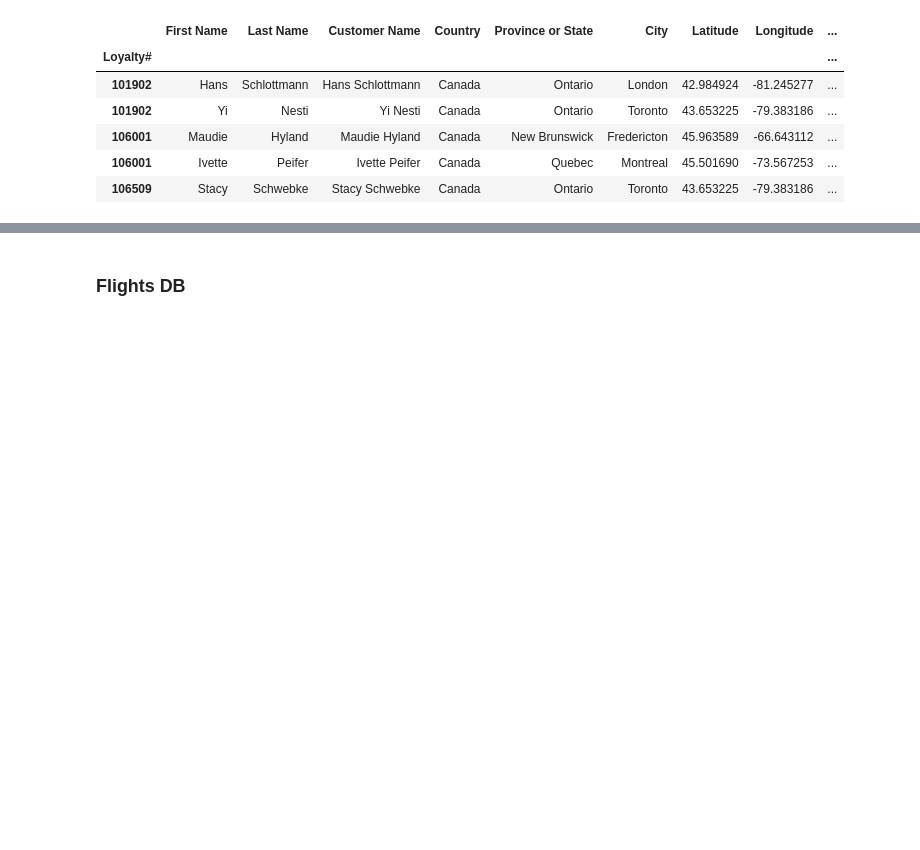
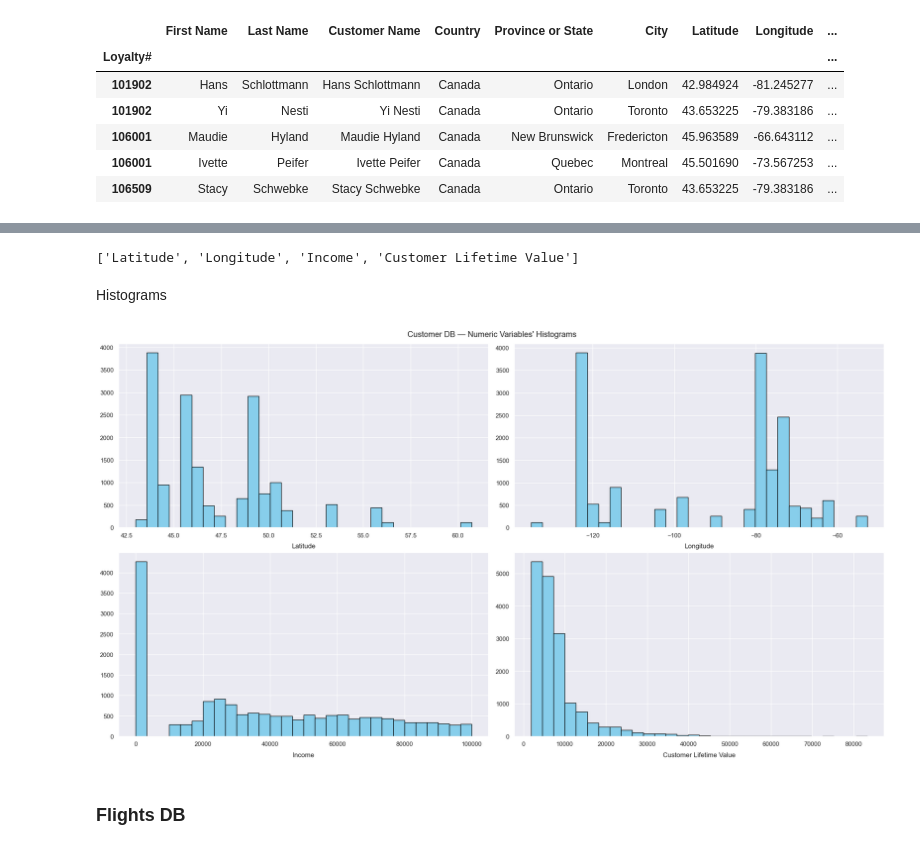
Before and after one commit to lucasdmcax/data_mining, a Jupyter notebook: Group20_EDA_Code.ipynb, the cells around one changed output, grey strips where cells are left out. Drawn from its saved outputs; the diff is of its cells as text; code cells hidden in the pictures; blank space fills up the shorter version.

```diff
--- a/Group20_EDA_Code.ipynb
+++ b/Group20_EDA_Code.ipynb
@@ -110,3 +167,26 @@ plt.show()
+# %%
+sns.set()
+
+# select only numerical features
+metric_features = customer_db.select_dtypes(include=["number"]).columns.to_list()
+metric_features
+# %% [output]
+['Latitude', 'Longitude', 'Income', 'Customer Lifetime Value']
+# %% [markdown]
+Histograms
+# %%
+
+fig, axes = plt.subplots(2, math.ceil(len(metric_features) / 2), figsize=(20, 11))
+
+for ax, feat in zip(axes.flatten(), metric_features):
+    ax.hist(customer_db[feat].dropna(), bins=30, color='skyblue', edgecolor='black')
+    ax.set_title(feat, y=-0.13)
+
+plt.suptitle("Customer DB — Numeric Variables' Histograms")
+plt.tight_layout()
+plt.show()
+# %% [output]
+[figure, added]
 # %% [markdown]
 ### <a id="flights-db"></a> Flights DB
 # %% [markdown]
```
Also changed, not shown: parts of 9 cells of this notebook.
